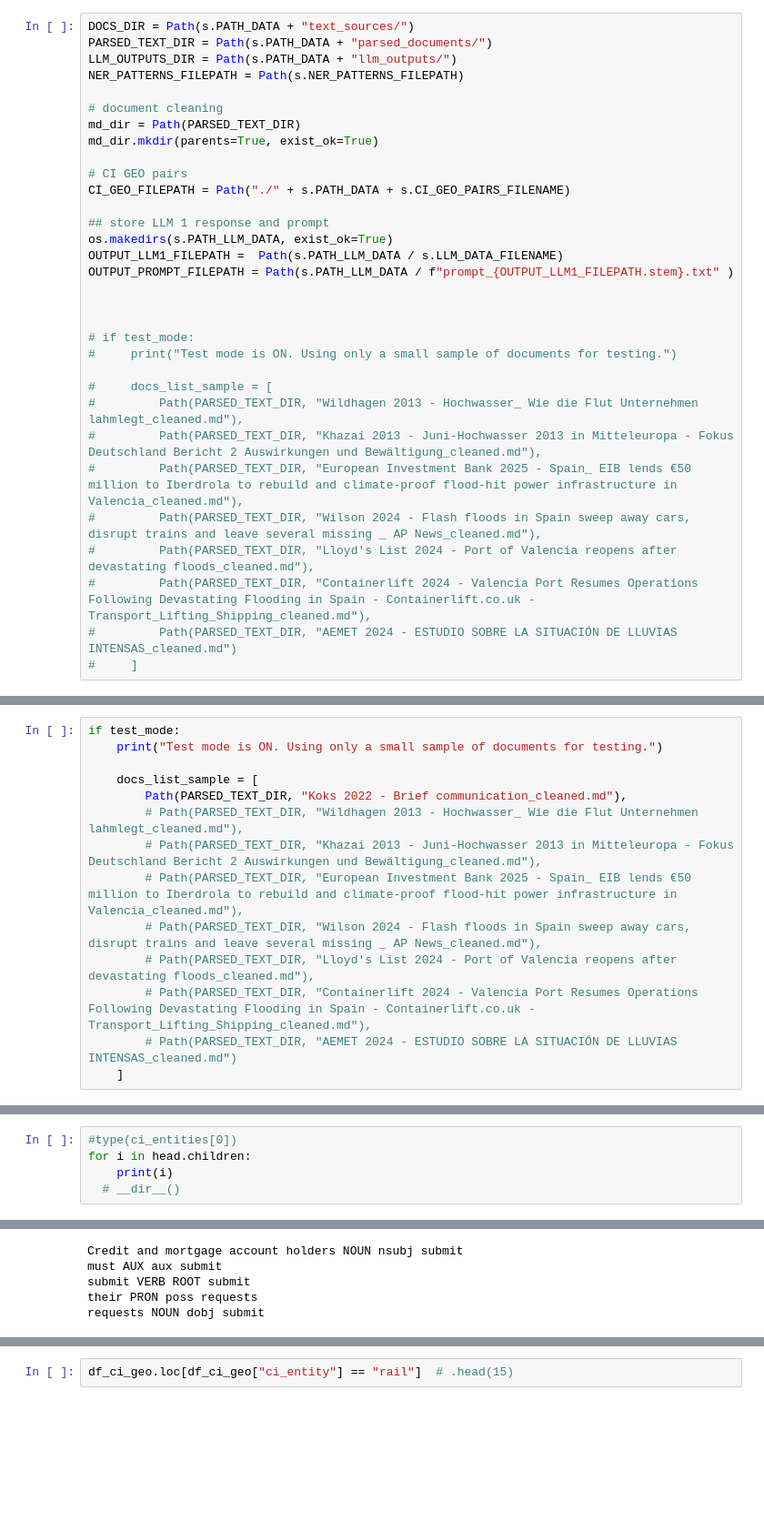
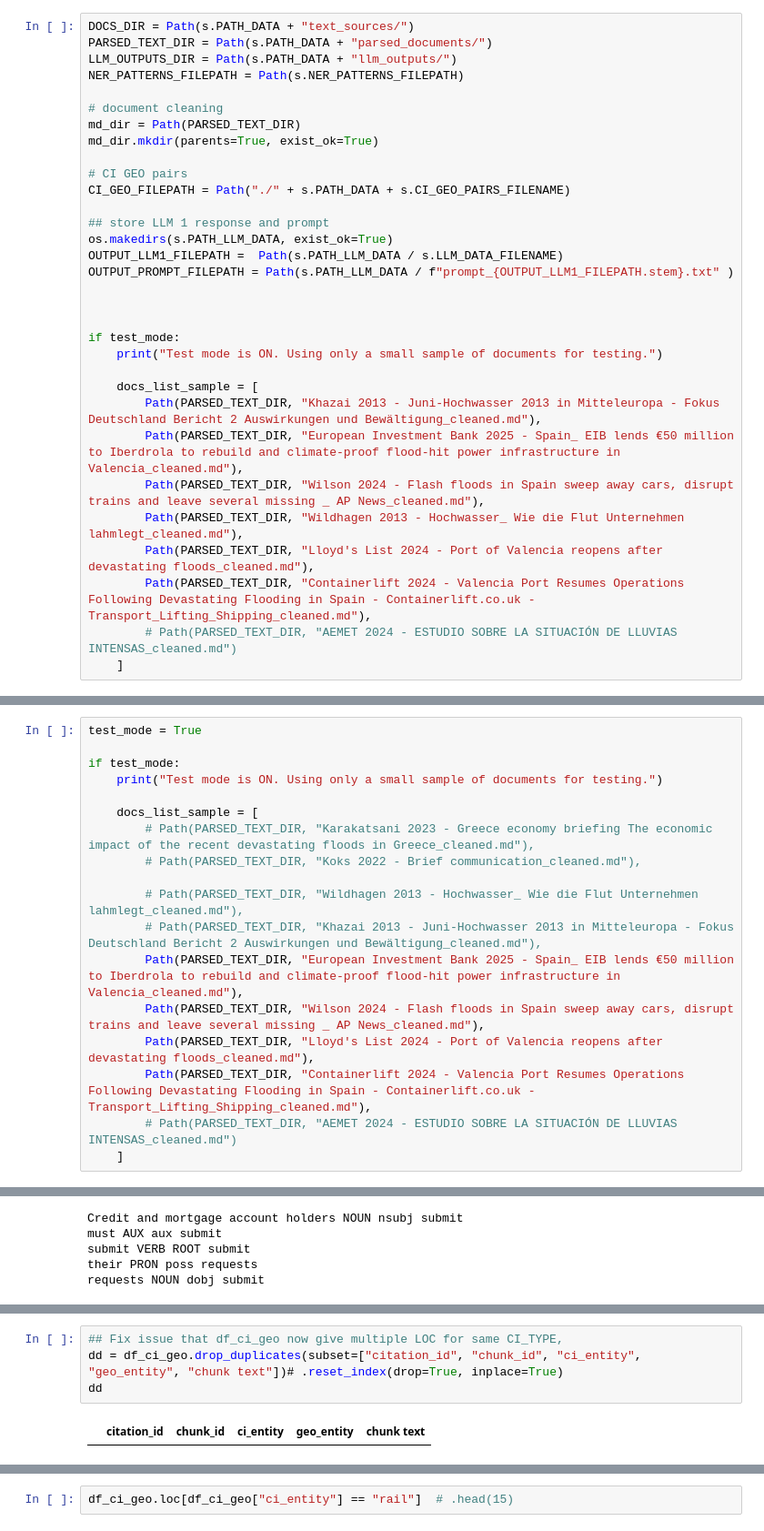
Before and after one commit to SWN-group-at-TU-Berlin/CI-impacts-information-retrieval, a Jupyter notebook: notebooks/llm_geolocations.ipynb, the cells around one changed output, grey strips where cells are left out. Shown at 91% size. Drawn from its saved outputs; the diff is of its cells as text; blank space fills up the shorter version.

```diff
--- a/notebooks/llm_geolocations.ipynb
+++ b/notebooks/llm_geolocations.ipynb
@@ -101,18 +105,18 @@ OUTPUT_PROMPT_FILEPATH = Path(s.PATH_LLM_DATA / f"prompt_{OUTPUT_LLM1_FILEPATH.s
 
 
 
-# if test_mode:
-#     print("Test mode is ON. Using only a small sample of documents for testing.")
+if test_mode:
+    print("Test mode is ON. Using only a small sample of documents for testing.")
 
-#     docs_list_sample = [
-#         Path(PARSED_TEXT_DIR, "Wildhagen 2013 - Hochwasser_ Wie die Flut Unternehmen lahmlegt_cleaned.md"),
-#         Path(PARSED_TEXT_DIR, "Khazai 2013 - Juni-Hochwasser 2013 in Mitteleuropa - Fokus Deutschland Bericht 2 Auswirkungen und Bewältigung_cleaned.md"),
-#         Path(PARSED_TEXT_DIR, "European Investment Bank 2025 - Spain_ EIB lends €50 million to Iberdrola to rebuild and climate-proof flood-hit power infrastructure in Valencia_cleaned.md"),
-#         Path(PARSED_TEXT_DIR, "Wilson 2024 - Flash floods in Spain sweep away cars, disrupt trains and leave several missing _ AP News_cleaned.md"),
-#         Path(PARSED_TEXT_DIR, "Lloyd's List 2024 - Port of Valencia reopens after devastating floods_cleaned.md"),
-#         Path(PARSED_TEXT_DIR, "Containerlift 2024 - Valencia Port Resumes Operations Following Devastating Flooding in Spain - Containerlift.co.uk - Transport_Lifting_Shipping_cleaned.md"),
-#         Path(PARSED_TEXT_DIR, "AEMET 2024 - ESTUDIO SOBRE LA SITUACIÓN DE LLUVIAS INTENSAS_cleaned.md")
-#     ]
+    docs_list_sample = [
+        Path(PARSED_TEXT_DIR, "Khazai 2013 - Juni-Hochwasser 2013 in Mitteleuropa - Fokus Deutschland Bericht 2 Auswirkungen und Bewältigung_cleaned.md"),
+        Path(PARSED_TEXT_DIR, "European Investment Bank 2025 - Spain_ EIB lends €50 million to Iberdrola to rebuild and climate-proof flood-hit power infrastructure in Valencia_cleaned.md"),
+        Path(PARSED_TEXT_DIR, "Wilson 2024 - Flash floods in Spain sweep away cars, disrupt trains and leave several missing _ AP News_cleaned.md"),
+        Path(PARSED_TEXT_DIR, "Wildhagen 2013 - Hochwasser_ Wie die Flut Unternehmen lahmlegt_cleaned.md"),
+        Path(PARSED_TEXT_DIR, "Lloyd's List 2024 - Port of Valencia reopens after devastating floods_cleaned.md"),
+        Path(PARSED_TEXT_DIR, "Containerlift 2024 - Valencia Port Resumes Operations Following Devastating Flooding in Spain - Containerlift.co.uk - Transport_Lifting_Shipping_cleaned.md"),
+        # Path(PARSED_TEXT_DIR, "AEMET 2024 - ESTUDIO SOBRE LA SITUACIÓN DE LLUVIAS INTENSAS_cleaned.md")
+    ]
 # %% [output]
 Test mode is ON. Using only a small sample of documents for testing.
 # %%
@@ -248,15 +272,19 @@ except ValueError:
 # %%
+test_mode = True
+
 if test_mode:
     print("Test mode is ON. Using only a small sample of documents for testing.")
 
     docs_list_sample = [
-        Path(PARSED_TEXT_DIR, "Koks 2022 - Brief communication_cleaned.md"),
+        # Path(PARSED_TEXT_DIR, "Karakatsani 2023 - Greece economy briefing The economic impact of the recent devastating floods in Greece_cleaned.md"),
+        # Path(PARSED_TEXT_DIR, "Koks 2022 - Brief communication_cleaned.md"),
+
         # Path(PARSED_TEXT_DIR, "Wildhagen 2013 - Hochwasser_ Wie die Flut Unternehmen lahmlegt_cleaned.md"),
         # Path(PARSED_TEXT_DIR, "Khazai 2013 - Juni-Hochwasser 2013 in Mitteleuropa - Fokus Deutschland Bericht 2 Auswirkungen und Bewältigung_cleaned.md"),
-        # Path(PARSED_TEXT_DIR, "European Investment Bank 2025 - Spain_ EIB lends €50 million to Iberdrola to rebuild and climate-proof flood-hit power infrastructure in Valencia_cleaned.md"),
-        # Path(PARSED_TEXT_DIR, "Wilson 2024 - Flash floods in Spain sweep away cars, disrupt trains and leave several missing _ AP News_cleaned.md"),
-        # Path(PARSED_TEXT_DIR, "Lloyd's List 2024 - Port of Valencia reopens after devastating floods_cleaned.md"),
-        # Path(PARSED_TEXT_DIR, "Containerlift 2024 - Valencia Port Resumes Operations Following Devastating Flooding in Spain - Containerlift.co.uk - Transport_Lifting_Shipping_cleaned.md"),
+        Path(PARSED_TEXT_DIR, "European Investment Bank 2025 - Spain_ EIB lends €50 million to Iberdrola to rebuild and climate-proof flood-hit power infrastructure in Valencia_cleaned.md"),
+        Path(PARSED_TEXT_DIR, "Wilson 2024 - Flash floods in Spain sweep away cars, disrupt trains and leave several missing _ AP News_cleaned.md"),
+        Path(PARSED_TEXT_DIR, "Lloyd's List 2024 - Port of Valencia reopens after devastating floods_cleaned.md"),
+        Path(PARSED_TEXT_DIR, "Containerlift 2024 - Valencia Port Resumes Operations Following Devastating Flooding in Spain - Containerlift.co.uk - Transport_Lifting_Shipping_cleaned.md"),
         # Path(PARSED_TEXT_DIR, "AEMET 2024 - ESTUDIO SOBRE LA SITUACIÓN DE LLUVIAS INTENSAS_cleaned.md")
     ]
 # %% [output]
@@ -334,8 +334,3 @@ In prep 0 1 ['recorded']
 the det 0 0 ['Netherlands', 'In', 'recorded']
 Netherlands pobj 1 0 ['In', 'recorded']
 [interactive output not drawn]
-# %%
-#type(ci_entities[0])
-for i in head.children:
-    print(i)
-  # __dir__()
@@ -703,0 +693,6 @@ No CI_TYPE or FAC entities found in this chunk.
+# %%
+## Fix issue that df_ci_geo now give multiple LOC for same CI_TYPE,
+dd = df_ci_geo.drop_duplicates(subset=["citation_id", "chunk_id", "ci_entity", "geo_entity", "chunk text"])# .reset_index(drop=True, inplace=True)
+dd
+# %% [output]
+|  | citation_id | chunk_id | ci_entity | geo_entity | chunk text |
```
Also changed, not shown: parts of 21 cells of this notebook, 1 other file.
